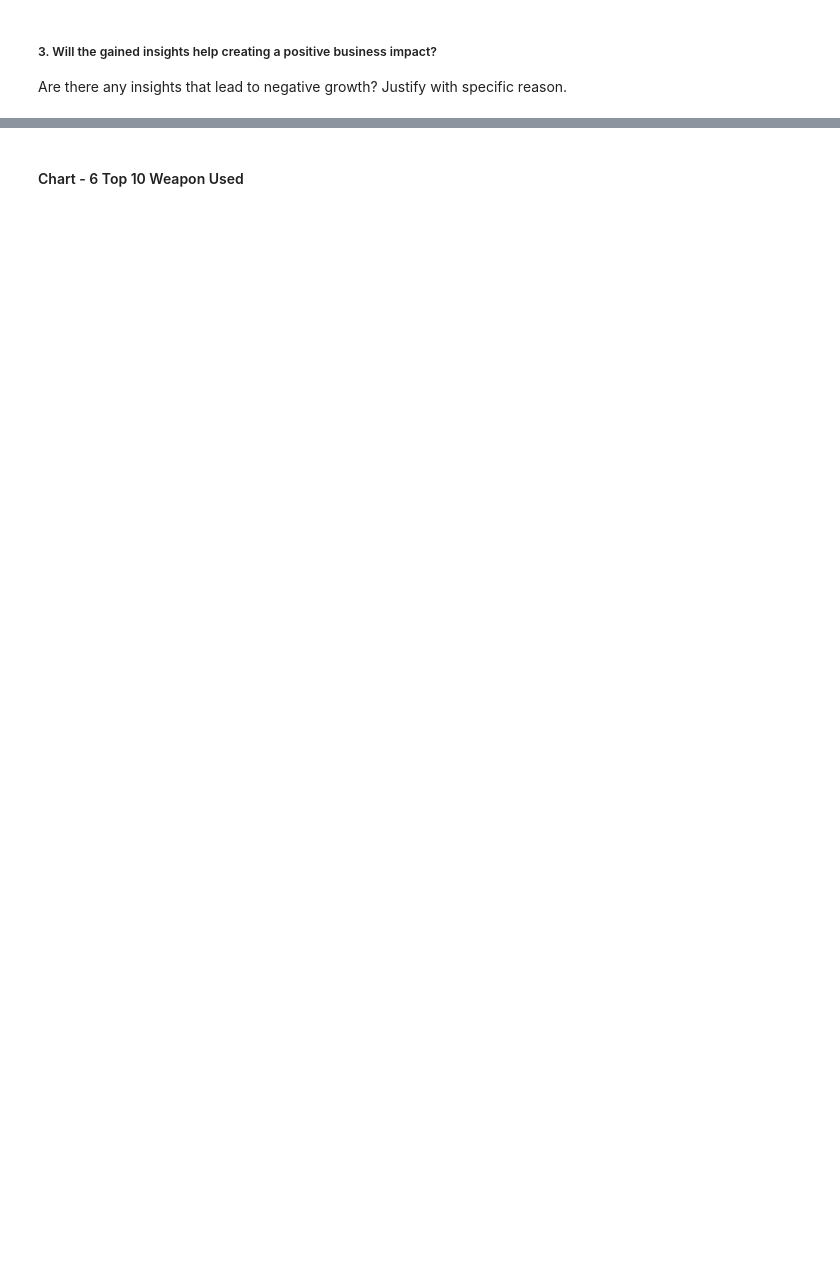
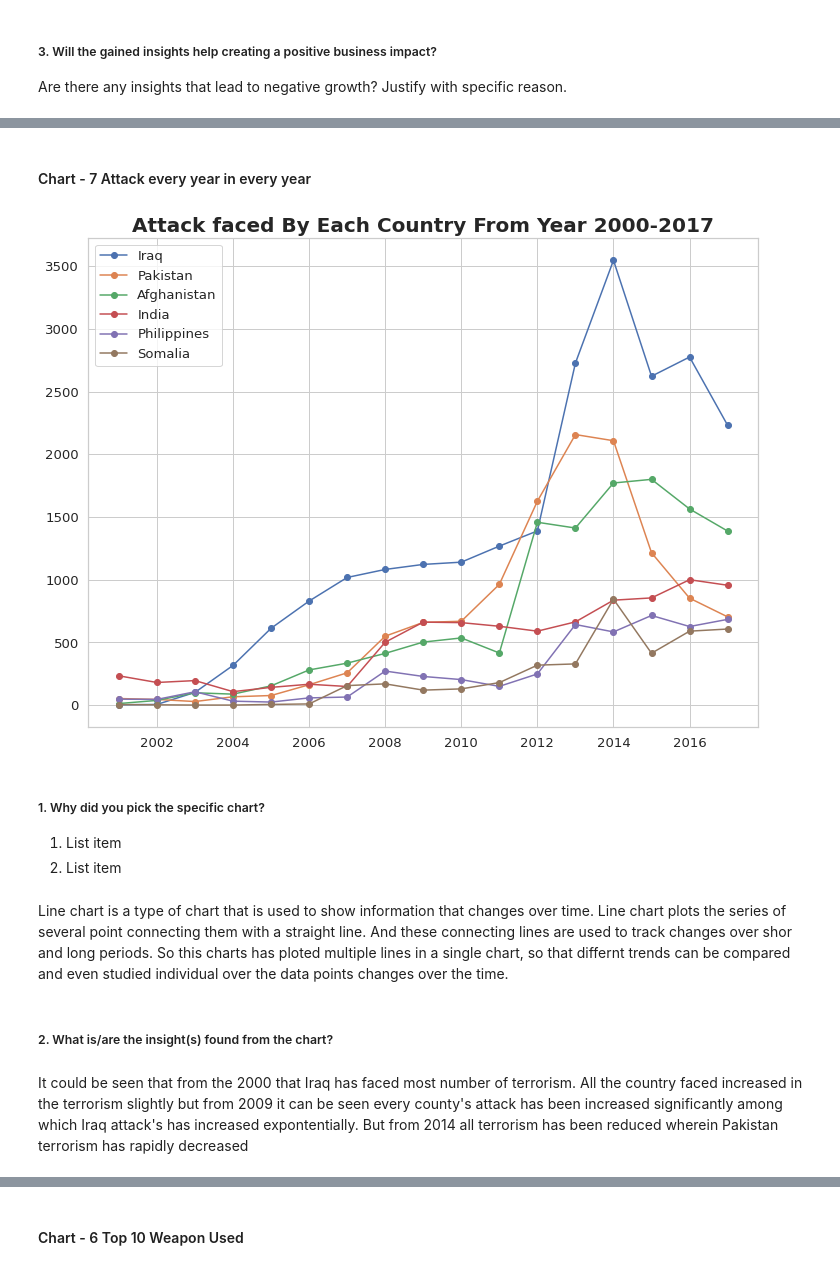
Before and after one commit to maxashoka3/EDA-Global-Terrorism-Dataset, a Jupyter notebook: EDA_Global_Terrorism_Dataset.ipynb, the cells around one changed output, grey strips where cells are left out. Drawn from its saved outputs; the diff is of its cells as text; code cells hidden in the pictures; blank space fills up the shorter version.

```diff
--- a/EDA_Global_Terrorism_Dataset.ipynb
+++ b/EDA_Global_Terrorism_Dataset.ipynb
@@ -981,0 +955,35 @@ Its shows the path to build security parameter and focus more on the specific co
+# %% [markdown]
+#### Chart - 7 Attack every year in every year
+# %%
+# Chart - 7 Number of Attacks each year
+country_df=df[['Country','Year']].copy()
+country_wise=country_df.groupby(['Country','Year']).agg({'Country':'count'}).rename(columns={'Country':'total_attacks'}).sort_values(['Country','Year'], ascending=[True,False])
+Country_final = country_wise.unstack().T
+Country_final.reset_index(inplace= True)
+Country_final_final = Country_final.loc[Country_final.Year > 2000,["Year","Iraq","Pakistan",'Afghanistan','India','Philippines','Somalia']]
+
+plt.rcParams["figure.figsize"] = (12,9)
+plt.plot(Country_final_final.Year, Country_final_final.Iraq, marker = 'o', label = "Iraq")
+plt.plot(Country_final_final.Year, Country_final_final.Pakistan, marker = 'o', label = "Pakistan")
+plt.plot(Country_final_final.Year, Country_final_final.Afghanistan, marker = 'o', label = "Afghanistan")
+plt.plot(Country_final_final.Year, Country_final_final.India, marker = 'o', label = "India")
+plt.plot(Country_final_final.Year, Country_final_final.Philippines, marker = 'o', label = "Philippines")
+plt.plot(Country_final_final.Year, Country_final_final.Somalia, marker = 'o', label = "Somalia")
+
+plt.title("Attack faced By Each Country From Year 2000-2017",fontsize=20,fontweight='bold')
+plt.legend()
+plt.show()
+# %% [output]
+[figure, added]
+# %% [markdown]
+##### 1. Why did you pick the specific chart?
+
+1.   List item
+2.   List item
+# %% [markdown]
+Line chart is a type of chart that is used to show information that changes over time. Line chart plots the series of several point connecting them with a straight line. And these connecting lines are used to track changes over shor and long periods. So this charts has ploted multiple lines in a single chart, so that differnt trends can be compared and even studied individual over the data points changes over the time.
+# %% [markdown]
+##### 2. What is/are the insight(s) found from the chart?
+# %% [markdown]
+It could be seen that from the 2000 that Iraq has faced most number of terrorism. All the country faced increased in the terrorism slightly but from 2009 it can be seen every county's attack has been increased significantly among which Iraq
+attack's has increased expontentially. But from 2014 all terrorism has been reduced wherein Pakistan terrorism has rapidly decreased
```
Also changed, not shown: parts of 117 cells of this notebook.
